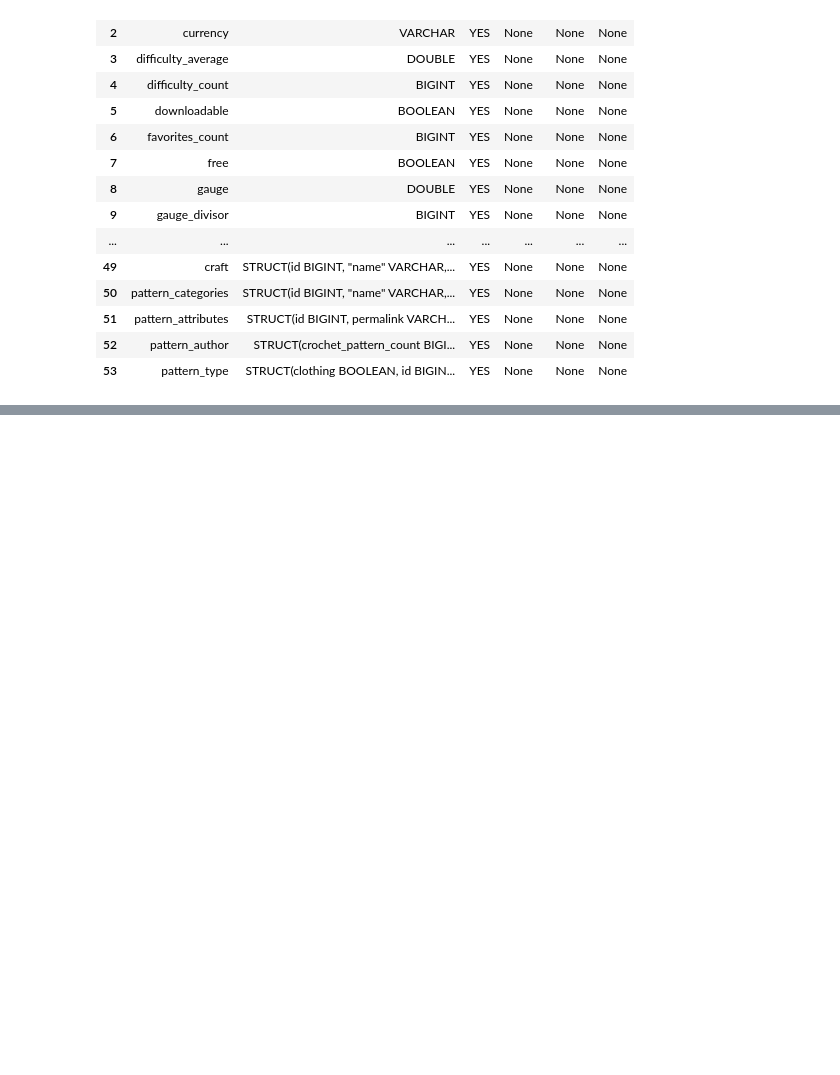
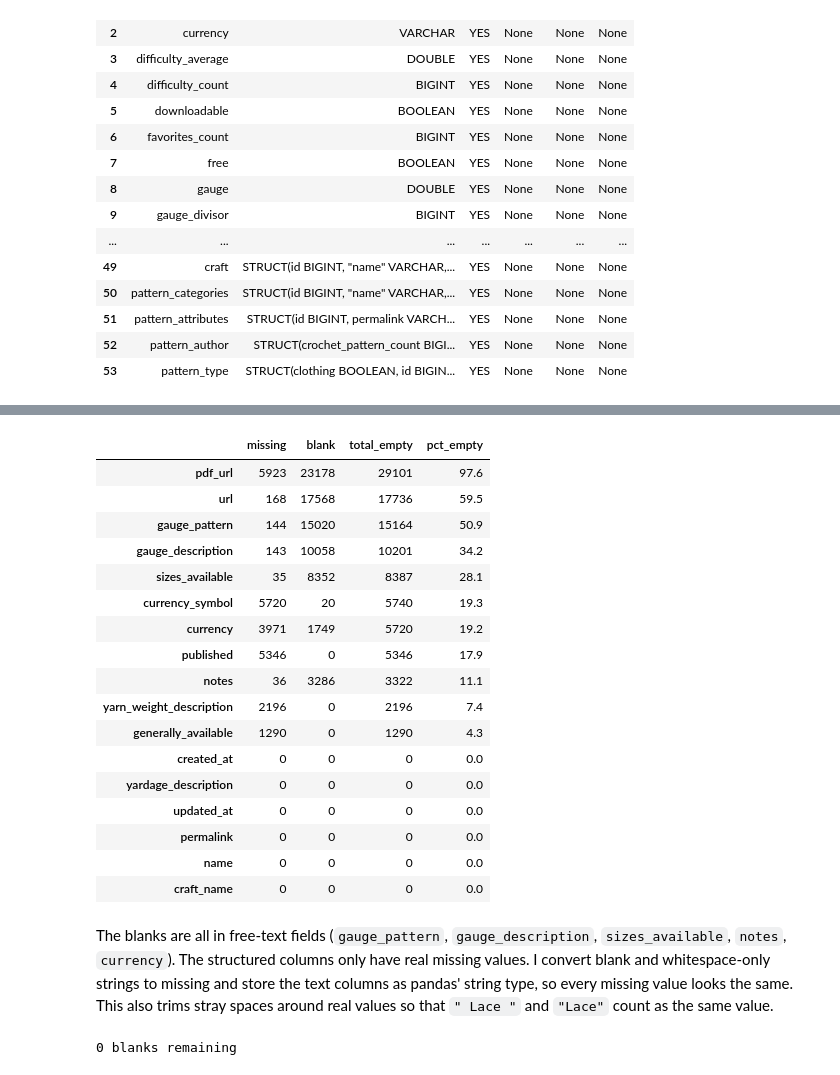
Before and after one commit to chloemjones13/5000_Final_Project, a Jupyter notebook: technical-details/data-cleaning/main.ipynb, the cells around one changed output, grey strips where cells are left out. Cells and saved outputs as stored; diff of their text form; code cells hidden in the pictures; blank space fills up the shorter version.

```diff
--- a/technical-details/data-cleaning/main.ipynb
+++ b/technical-details/data-cleaning/main.ipynb
@@ -123,0 +169,9 @@ raw_df = raw_df.drop(columns=["has_uk_terminology","has_us_terminology"])
+# %%
+KEEP_CRAFTS = ["Knitting", "Crochet"]
+
+
+# Craft counts, then filter to the two crafts being analyzed
+print(raw_df["craft_name"].value_counts(dropna=False).to_string())
+raw_df = raw_df[raw_df["craft_name"].isin(KEEP_CRAFTS)].copy()
+
+raw_df.shape
@@ -123,0 +193,44 @@ raw_df = raw_df.drop(columns=["has_uk_terminology","has_us_terminology"])
+# %%
+# Text columns only: nested struct/list columns are also "object" dtype, so keep columns whose values are all strings
+text_cols = [c for c in raw_df.columns
+             if raw_df[c].notna().any() and raw_df[c].dropna().map(lambda v: isinstance(v, str)).all()]
+
+empty_summary = pd.DataFrame({
+    "missing": raw_df[text_cols].isna().sum(),
+    "blank": [(raw_df[c].str.strip() == "").sum() for c in text_cols],
+}, index=text_cols)
+empty_summary["total_empty"] = empty_summary["missing"] + empty_summary["blank"]
+empty_summary["pct_empty"] = (empty_summary["total_empty"] / len(raw_df) * 100).round(1)
+
+empty_summary.sort_values("total_empty", ascending=False)
+# %% [output]
+|  | missing | blank | total_empty | pct_empty |
+| pdf_url | 5923 | 23178 | 29101 | 97.6 |
+| url | 168 | 17568 | 17736 | 59.5 |
+| gauge_pattern | 144 | 15020 | 15164 | 50.9 |
+| gauge_description | 143 | 10058 | 10201 | 34.2 |
+| sizes_available | 35 | 8352 | 8387 | 28.1 |
+| currency_symbol | 5720 | 20 | 5740 | 19.3 |
+| currency | 3971 | 1749 | 5720 | 19.2 |
+| published | 5346 | 0 | 5346 | 17.9 |
+| notes | 36 | 3286 | 3322 | 11.1 |
+| yarn_weight_description | 2196 | 0 | 2196 | 7.4 |
+| generally_available | 1290 | 0 | 1290 | 4.3 |
+| created_at | 0 | 0 | 0 | 0.0 |
+| yardage_description | 0 | 0 | 0 | 0.0 |
+| updated_at | 0 | 0 | 0 | 0.0 |
+| permalink | 0 | 0 | 0 | 0.0 |
+| name | 0 | 0 | 0 | 0.0 |
+| craft_name | 0 | 0 | 0 | 0.0 |
+# %% [markdown]
+The blanks are all in free-text fields (`gauge_pattern`, `gauge_description`, `sizes_available`, `notes`, `currency`). The structured columns only have real missing values. I convert blank and whitespace-only strings to missing and store the text columns as pandas' string type, so every missing value looks the same. This also trims stray spaces around real values so that `" Lace "` and `"Lace"` count as the same value.
+# %%
+# Blank or whitespace-only strings are missing values, not real categories.
+# Converting to pandas' string dtype also makes every missing value the same <NA> (no mix of None/NaN)
+for c in text_cols:
+    raw_df[c] = raw_df[c].str.strip().replace("", pd.NA).astype("string")
+
+# Confirm: no blanks left
+print(sum((raw_df[c].str.strip() == "").sum() for c in text_cols), "blanks remaining")
+# %% [output]
+0 blanks remaining
```
Also changed, not shown: parts of 84 cells of this notebook, 11 other files.
